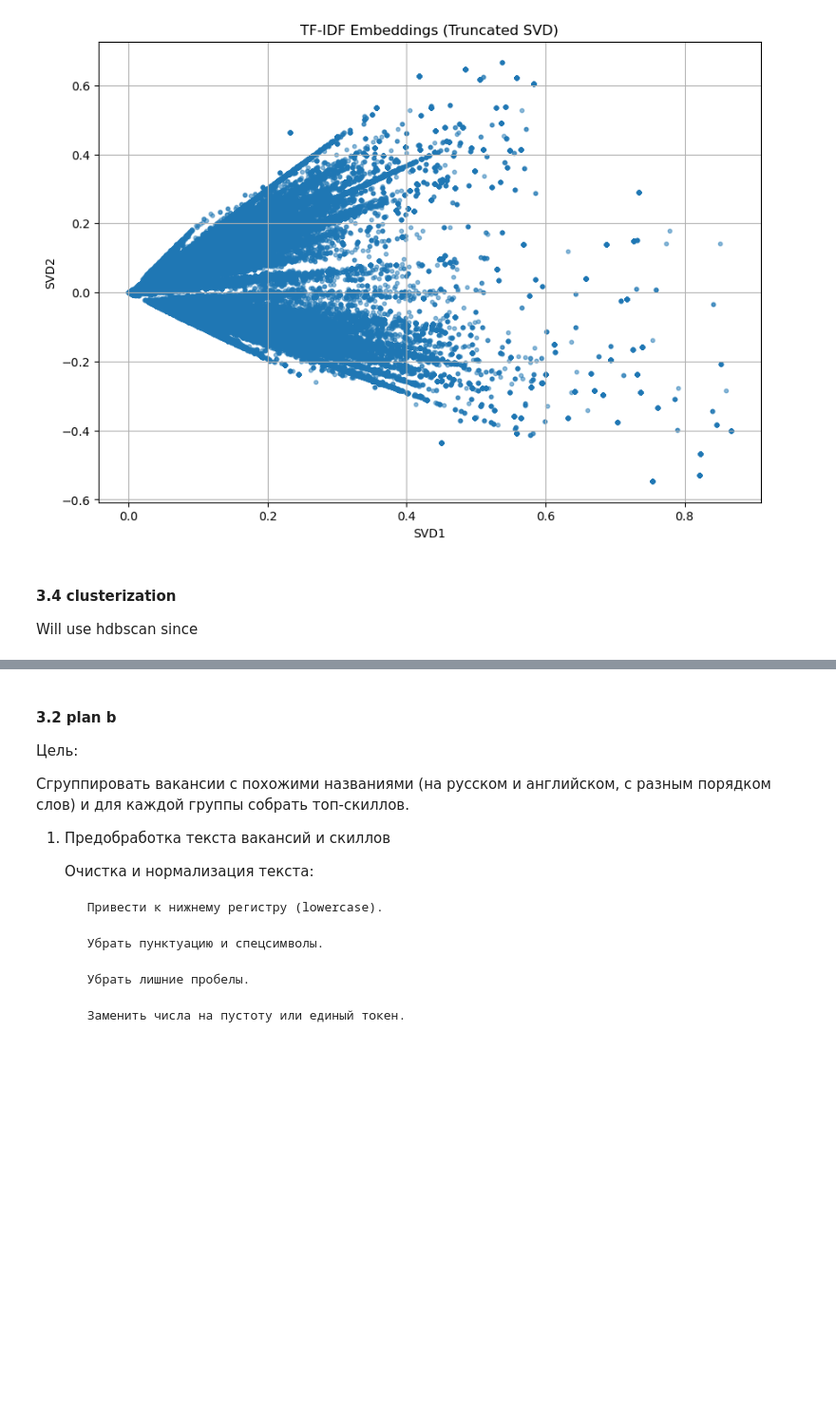
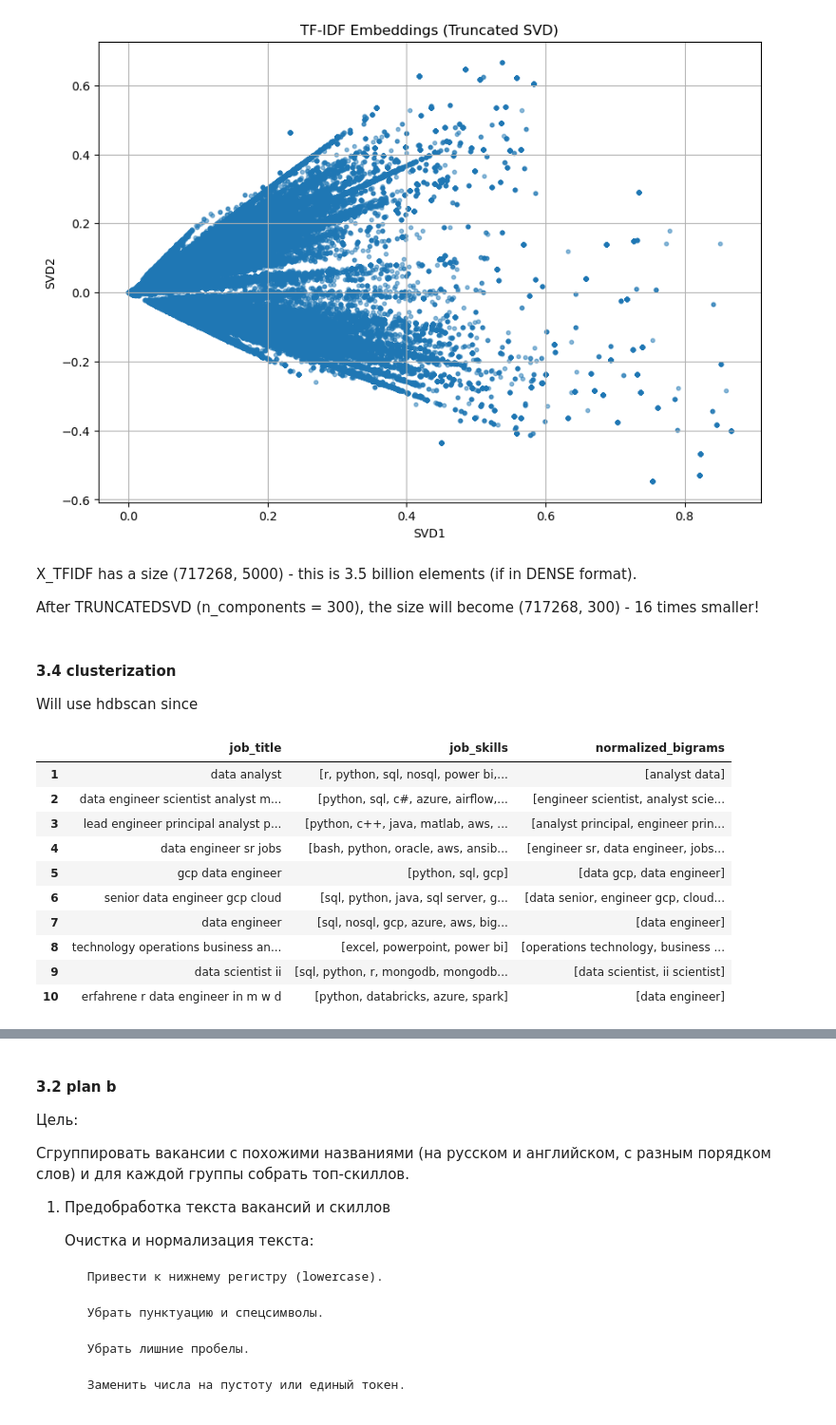
Before and after one commit to IU-Capstone-Project-2025/KIZAK, a Jupyter notebook: ml/jv_mapping.ipynb, the cells around one changed output, grey strips where cells are left out. Shown at 95% size. Drawn from its saved outputs; the diff is of its cells as text; code cells hidden in the pictures; blank space fills up the shorter version.

```diff
--- a/ml/jv_mapping.ipynb
+++ b/ml/jv_mapping.ipynb
@@ -326,3 +326,7 @@ plt.grid(True)
 plt.show()
 # %% [output]
 [figure]
+# %% [markdown]
+X_TFIDF has a size (717268, 5000) - this is 3.5 billion elements (if in DENSE format).
+
+After TRUNCATEDSVD (n_components = 300), the size will become (717268, 300) - 16 times smaller!
@@ -331,5 +340,19 @@ plt.show()
 Will use hdbscan since
 # %%
 !pip install hdbscan
+# %%
+data_combined.head(10)
+# %% [output]
+|  | job_title | job_skills | normalized_bigrams |
+| 1 | data analyst | [r, python, sql, nosql, power bi,... | [analyst data] |
+| 2 | data engineer scientist analyst m... | [python, sql, c#, azure, airflow,... | [engineer scientist, analyst scie... |
+| 3 | lead engineer principal analyst p... | [python, c++, java, matlab, aws, ... | [analyst principal, engineer prin... |
+| 4 | data engineer sr jobs | [bash, python, oracle, aws, ansib... | [engineer sr, data engineer, jobs... |
+| 5 | gcp data engineer | [python, sql, gcp] | [data gcp, data engineer] |
+| 6 | senior data engineer gcp cloud | [sql, python, java, sql server, g... | [data senior, engineer gcp, cloud... |
+| 7 | data engineer | [sql, nosql, gcp, azure, aws, big... | [data engineer] |
+| 8 | technology operations business an... | [excel, powerpoint, power bi] | [operations technology, business ... |
+| 9 | data scientist ii | [sql, python, r, mongodb, mongodb... | [data scientist, ii scientist] |
+| 10 | erfahrene r data engineer in m w d | [python, databricks, azure, spark] | [data engineer] |
 # %%
 data_combined.shape
```
Also changed, not shown: parts of 6 cells of this notebook.
